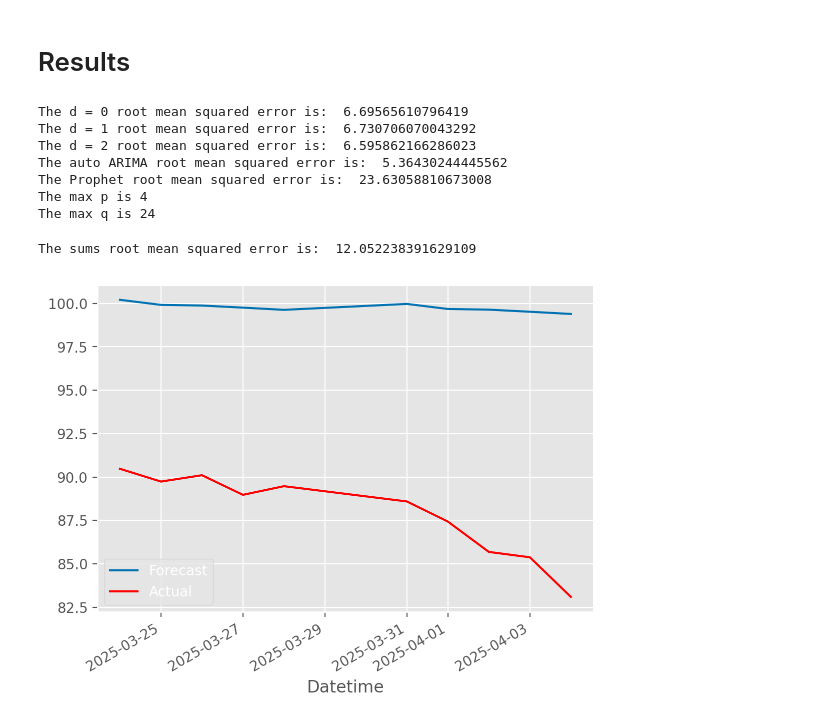
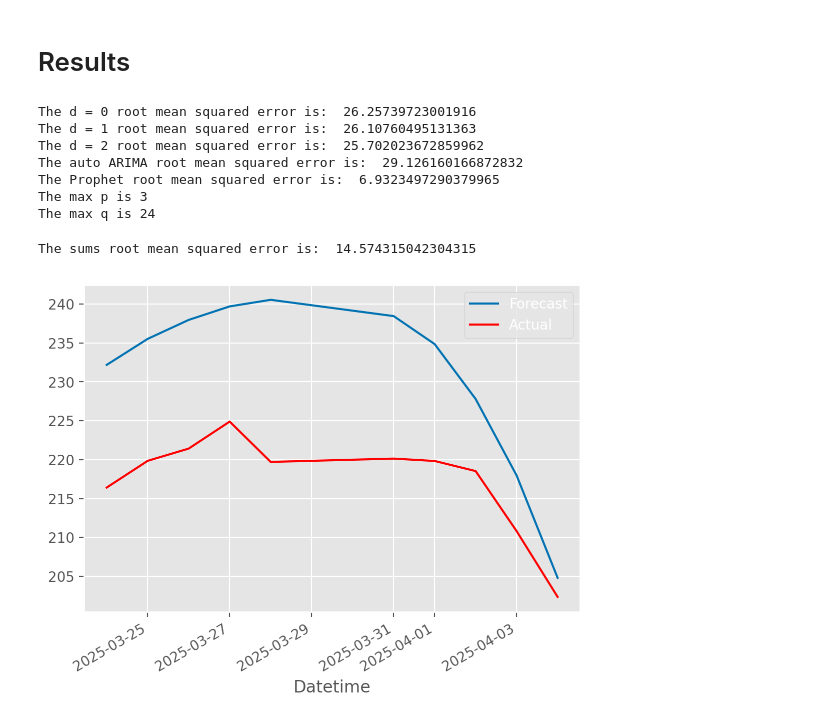
Before and after one commit to bkusuma/time-series-project, a Jupyter notebook: time-series-project.ipynb, the cells around one changed output. Cells and saved outputs as stored; diff of their text form; code cells hidden in the pictures.

```diff
--- a/time-series-project.ipynb
+++ b/time-series-project.ipynb
@@ -169,7 +169,7 @@ import yfinance as yf
 from datetime import datetime
 
 # 1. Define the ticker and date range
-tickers = ["MRK"]
+tickers = ["AAPL"]
 end_date = datetime.today().strftime('%Y-%m-%d')
 
 start_date = (pd.to_datetime(end_date) - pd.DateOffset(years=1)).strftime('%Y-%m-%d')  # 1 year before
@@ -247,7 +247,7 @@ schedule = nyse.schedule(start_date='2016-12-30', end_date='2017-01-10')
 # df.resample(rule='168h', origin='2021-04-22 00:00:00', closed='right', label='right').sum()
 
 
-yf_dl = yf_dl.resample(rule=holidays).mean() # resample by business day
+yf_dl = yf_dl.resample(rule=holidays).last() # resample by business day
 yf_dl.index.freq = holidays
 yf_dl.head(20)
 # %% [output]
@@ -776,33 +787,33 @@ print("The Prophet root mean squared error is: ", root_mean_squared_error(test_r
 print(f"The max p is {p+1}")
 print(f"The max q is {q+1}")
 # %% [output]
-The d = 0 root mean squared error is:  6.69565610796419
-The d = 1 root mean squared error is:  6.730706070043292
-The d = 2 root mean squared error is:  6.595862166286023
-The auto ARIMA root mean squared error is:  5.36430244445562
-The Prophet root mean squared error is:  23.63058810673008
-The max p is 4
+The d = 0 root mean squared error is:  26.25739723001916
+The d = 1 root mean squared error is:  26.10760495131363
+The d = 2 root mean squared error is:  25.702023672859962
+The auto ARIMA root mean squared error is:  29.126160166872832
+The Prophet root mean squared error is:  6.9323497290379965
+The max p is 3
 The max q is 24
 # %%
 # Save timestamp, prediction and actual price to a database
 sumses = []
 
 for _ in range(len(test)):
     sumses.append(
-        (.1*test_results["test_forecast_0"][_]
-        + .1*test_results["test_forecast_1"][_]
-        + .1*test_results["test_forecast_2"][_]
+        (.05*test_results["test_forecast_0"][_]
+        + .10*test_results["test_forecast_1"][_]
+        + .15*test_results["test_forecast_2"][_]
         + .35*auto_test_results["forecast"][_]
         + .35*forecast.yhat[len(forecast.yhat) + _ - len(test)])
     )
 
 sumies = pd.DataFrame({"Forecast": sumses}, index=test.index)
 
 print("The sums root mean squared error is: ", root_mean_squared_error(test_results["test"], sumies["Forecast"]))
 
 sumies.plot(label="Forecast", color="#0072B2")
 test_results["test"].plot(label="Actual", color="red")
 plt.legend();
 # %% [output]
-The sums root mean squared error is:  12.052238391629109
+The sums root mean squared error is:  14.574315042304315
-[figure, old version]
+[figure, new version]
```
Also changed, not shown: parts of 16 cells of this notebook.
